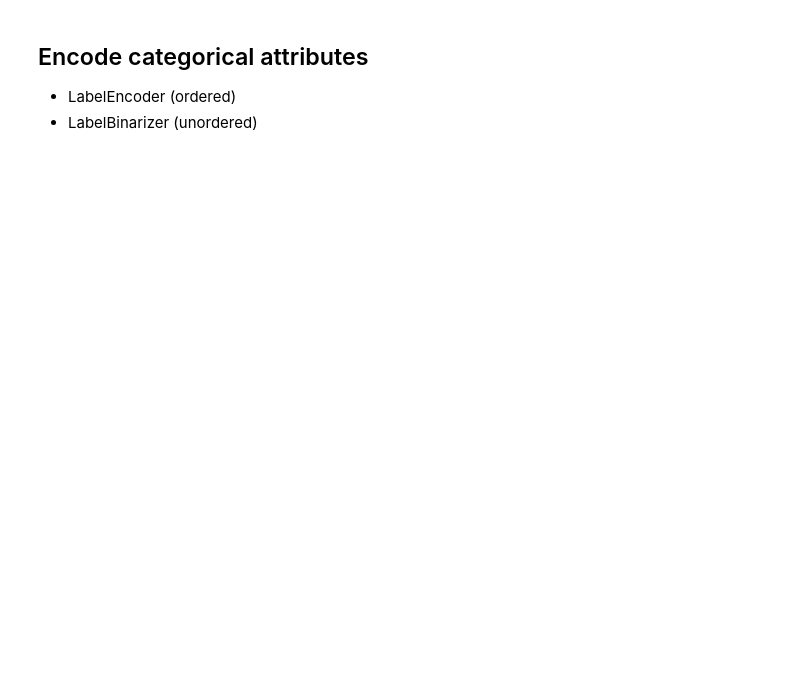
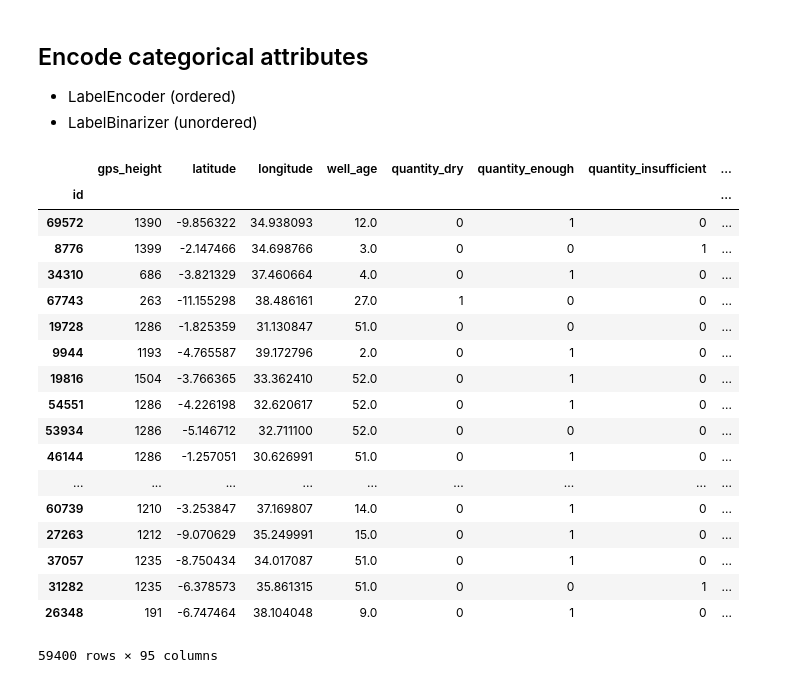
Before and after one commit to b3nk4n/ml-competitions, a Jupyter notebook: waterpumps/waterpumps.ipynb, the cells around one changed output. Drawn from its saved outputs; the diff is of its cells as text; code cells hidden in the pictures; blank space fills up the shorter version.

```diff
--- a/waterpumps/waterpumps.ipynb
+++ b/waterpumps/waterpumps.ipynb
@@ -334,3 +344,8 @@ train.head()
+# %%
+numeric_cols = ['gps_height', 'latitude', 'longitude', 'well_age']
+ordered_cat_cols = []
+unordered_cat_cols = ['quantity', 'installer', 'waterpoint_type', 'extraction_type_class']
+all_cols = numeric_cols + ordered_cat_cols + unordered_cat_cols
 # %% [markdown]
 ## Encode categorical attributes
 - LabelEncoder (ordered)
@@ -343,0 +364,23 @@ train_quantity_enc
+# %%
+training = pd.get_dummies(train[all_cols], columns=unordered_cat_cols)
+training
+# %% [output]
+|  | gps_height | latitude | longitude | well_age | quantity_dry | quantity_enough | quantity_insufficient | ... |
+| id |  |  |  |  |  |  |  | ... |
+| 69572 | 1390 | -9.856322 | 34.938093 | 12.0 | 0 | 1 | 0 | ... |
+| 8776 | 1399 | -2.147466 | 34.698766 | 3.0 | 0 | 0 | 1 | ... |
+| 34310 | 686 | -3.821329 | 37.460664 | 4.0 | 0 | 1 | 0 | ... |
+| 67743 | 263 | -11.155298 | 38.486161 | 27.0 | 1 | 0 | 0 | ... |
+| 19728 | 1286 | -1.825359 | 31.130847 | 51.0 | 0 | 0 | 0 | ... |
+| 9944 | 1193 | -4.765587 | 39.172796 | 2.0 | 0 | 1 | 0 | ... |
+| 19816 | 1504 | -3.766365 | 33.362410 | 52.0 | 0 | 1 | 0 | ... |
+| 54551 | 1286 | -4.226198 | 32.620617 | 52.0 | 0 | 1 | 0 | ... |
+| 53934 | 1286 | -5.146712 | 32.711100 | 52.0 | 0 | 0 | 0 | ... |
+| 46144 | 1286 | -1.257051 | 30.626991 | 51.0 | 0 | 1 | 0 | ... |
+| ... | ... | ... | ... | ... | ... | ... | ... | ... |
+| 60739 | 1210 | -3.253847 | 37.169807 | 14.0 | 0 | 1 | 0 | ... |
+| 27263 | 1212 | -9.070629 | 35.249991 | 15.0 | 0 | 1 | 0 | ... |
+| 37057 | 1235 | -8.750434 | 34.017087 | 51.0 | 0 | 1 | 0 | ... |
+| 31282 | 1235 | -6.378573 | 35.861315 | 51.0 | 0 | 0 | 1 | ... |
+| 26348 | 191 | -6.747464 | 38.104048 | 9.0 | 0 | 1 | 0 | ... |
+59400 rows × 95 columns
```
Also changed, not shown: parts of 25 cells of this notebook.
